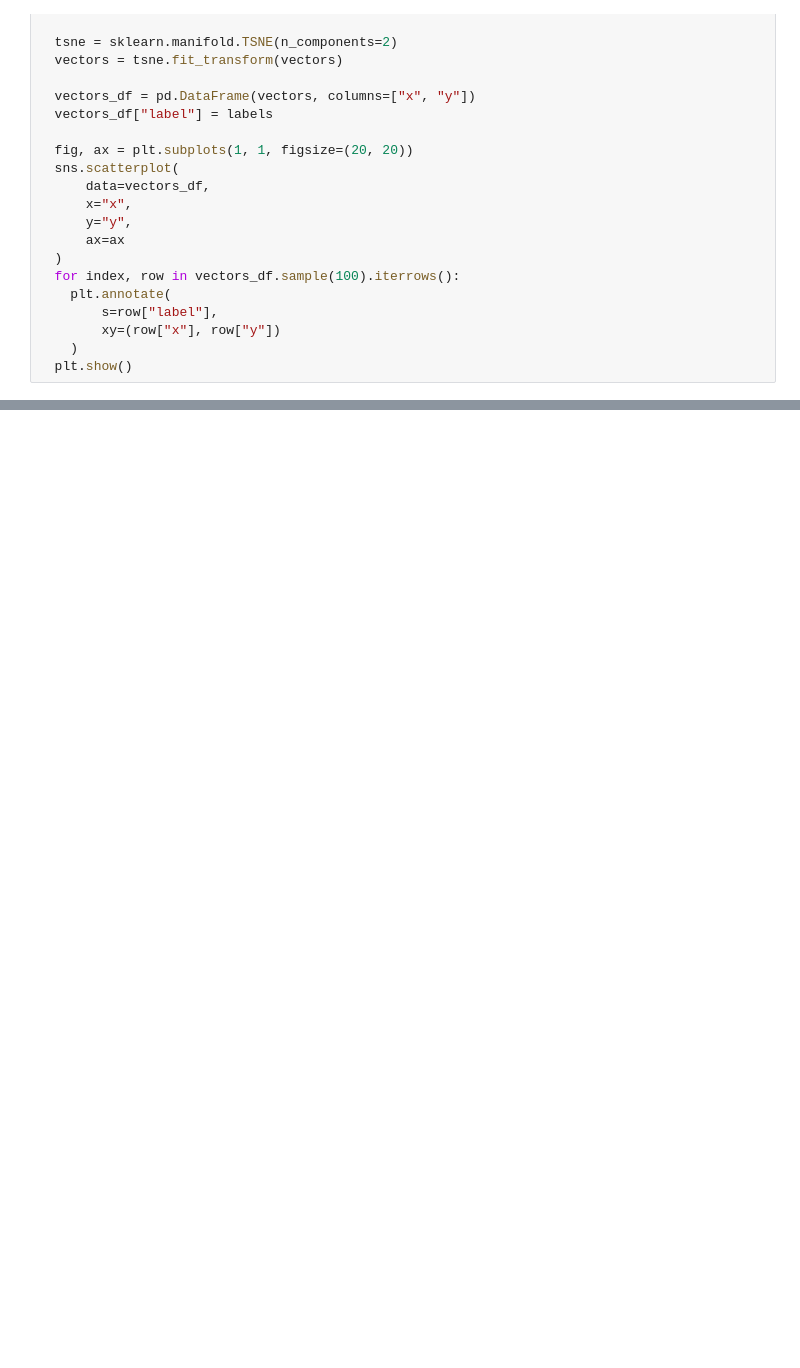
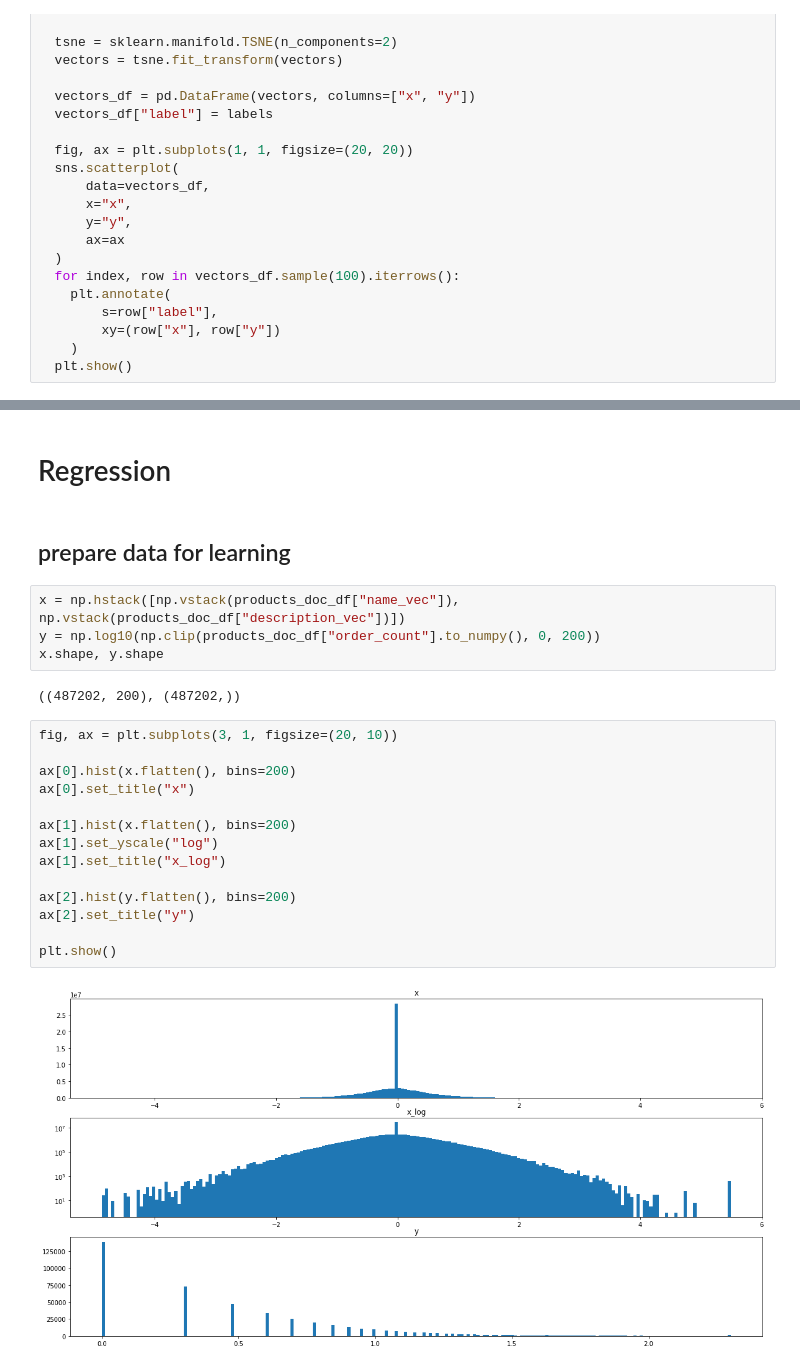
Before and after one commit to cb-314/vendor_challenge, a Jupyter notebook: vendor_challenge.ipynb, the cells around one changed output, grey strips where cells are left out. Saved outputs shown, nothing was run; the diff lists cells and outputs as text; blank space fills up the shorter version.

```diff
--- a/vendor_challenge.ipynb
+++ b/vendor_challenge.ipynb
@@ -479,0 +571,26 @@ plot_w2v_model(w2v_descriptions)
+# %% [markdown]
+# Regression
+# %% [markdown]
+## prepare data for learning
+# %%
+x = np.hstack([np.vstack(products_doc_df["name_vec"]), np.vstack(products_doc_df["description_vec"])])
+y = np.log10(np.clip(products_doc_df["order_count"].to_numpy(), 0, 200))
+x.shape, y.shape
+# %% [output]
+((487202, 200), (487202,))
+# %%
+fig, ax = plt.subplots(3, 1, figsize=(20, 10))
+
+ax[0].hist(x.flatten(), bins=200)
+ax[0].set_title("x")
+
+ax[1].hist(x.flatten(), bins=200)
+ax[1].set_yscale("log")
+ax[1].set_title("x_log")
+
+ax[2].hist(y.flatten(), bins=200)
+ax[2].set_title("y")
+
+plt.show()
+# %% [output]
+[figure, added]
```
Also changed, not shown: parts of 27 cells of this notebook.
